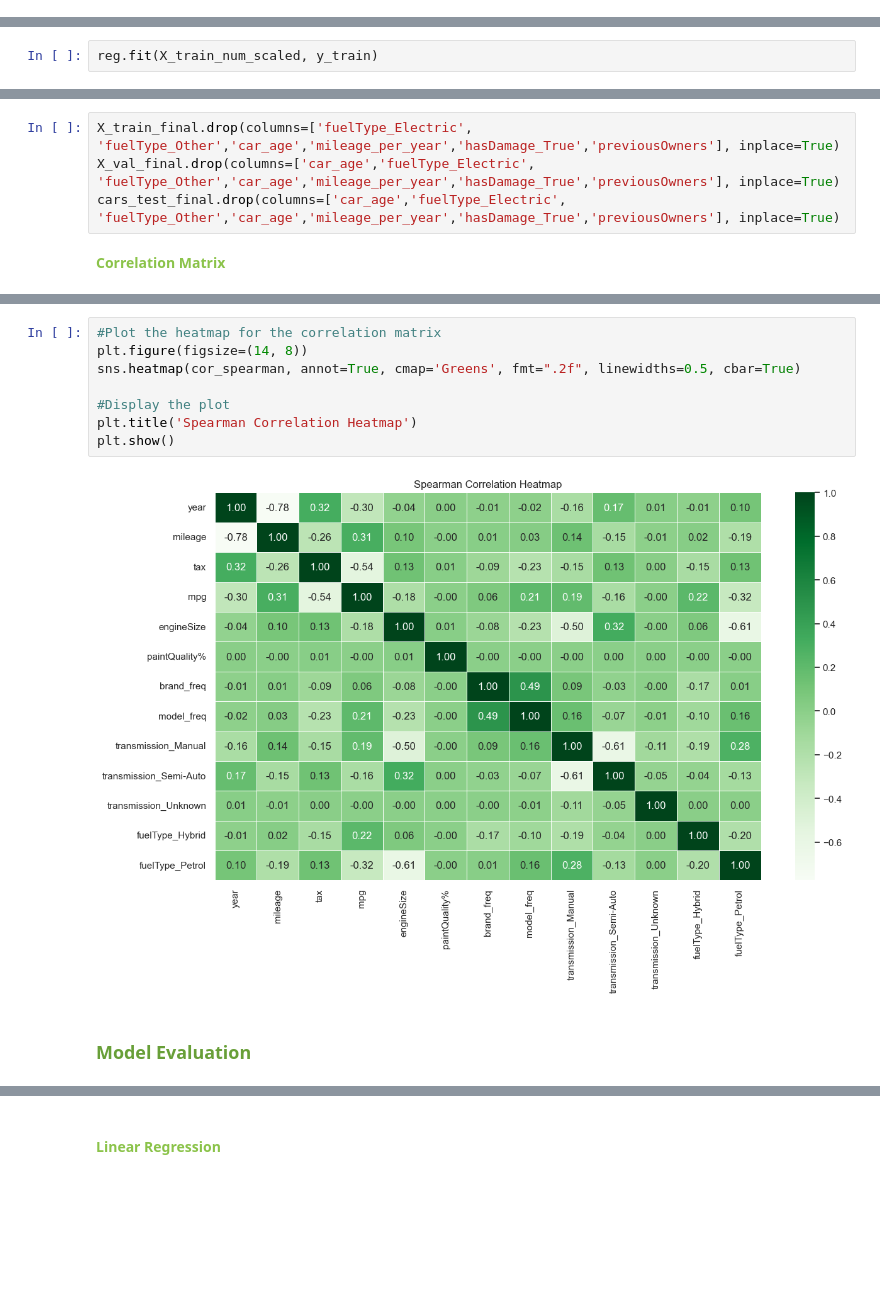
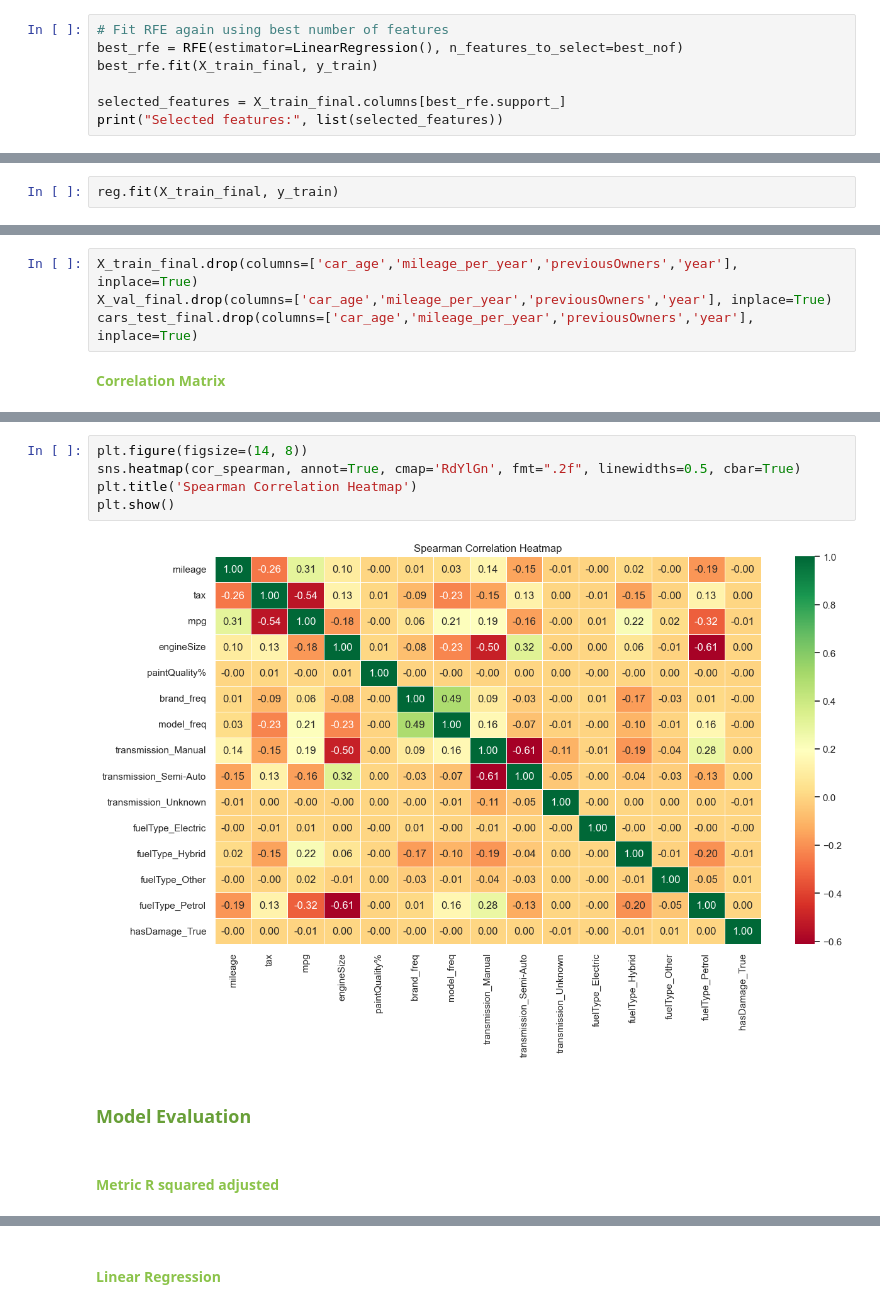
Before and after one commit to Mariamvteixeira/Machine_Learning_Group25, a Jupyter notebook: Group_25_notebook.ipynb, the cells around one changed output, grey strips where cells are left out. Cells and saved outputs as stored; diff of their text form; blank space fills up the shorter version.

```diff
--- a/Group_25_notebook.ipynb
+++ b/Group_25_notebook.ipynb
@@ -1386,0 +1437,7 @@ rfe = RFE(estimator = model, n_features_to_select = 3)
+# %%
+# Fit RFE again using best number of features
+best_rfe = RFE(estimator=LinearRegression(), n_features_to_select=best_nof)
+best_rfe.fit(X_train_final, y_train)
+
+selected_features = X_train_final.columns[best_rfe.support_]
+print("Selected features:", list(selected_features))
@@ -1403,7 +1468,7 @@ def plot_importance(coef,name):
 # %%
 reg = LassoCV()
 # %%
-reg.fit(X_train_num_scaled, y_train)
+reg.fit(X_train_final, y_train)
 # %% [output]
 LassoCV()
 # %%
@@ -1497,7 +1532,7 @@ hasDamage_True is NOT an important predictor (p-value: 0.0048). Discard hasDamag
-# %%
-X_train_final.drop(columns=['fuelType_Electric', 'fuelType_Other','car_age','mileage_per_year','hasDamage_True','previousOwners'], inplace=True)
-X_val_final.drop(columns=['car_age','fuelType_Electric', 'fuelType_Other','car_age','mileage_per_year','hasDamage_True','previousOwners'], inplace=True)
-cars_test_final.drop(columns=['car_age','fuelType_Electric', 'fuelType_Other','car_age','mileage_per_year','hasDamage_True','previousOwners'], inplace=True)
+# %%
+X_train_final.drop(columns=['car_age','mileage_per_year','previousOwners','year'], inplace=True)
+X_val_final.drop(columns=['car_age','mileage_per_year','previousOwners','year'], inplace=True)
+cars_test_final.drop(columns=['car_age','mileage_per_year','previousOwners','year'], inplace=True)
 # %% [markdown]
 **<span style="color:#8bc34a;">Correlation Matrix</span>**
 # %%
@@ -1521,12 +1558,11 @@ cor_spearman
 # %%
-#Plot the heatmap for the correlation matrix
 plt.figure(figsize=(14, 8))
-sns.heatmap(cor_spearman, annot=True, cmap='Greens', fmt=".2f", linewidths=0.5, cbar=True)
-
-#Display the plot
+sns.heatmap(cor_spearman, annot=True, cmap='RdYlGn', fmt=".2f", linewidths=0.5, cbar=True)
 plt.title('Spearman Correlation Heatmap')
 plt.show()
 # %% [output]
-[figure, old version]
+[figure, new version]
 # %% [markdown]
 ### **<span style="color:#689f38;">Model Evaluation</span>**
+# %% [markdown]
+#### **<span style="color:#8bc34a;">Metric R squared adjusted</span>**
```
Also changed, not shown: parts of 253 cells of this notebook, 1 other file.
